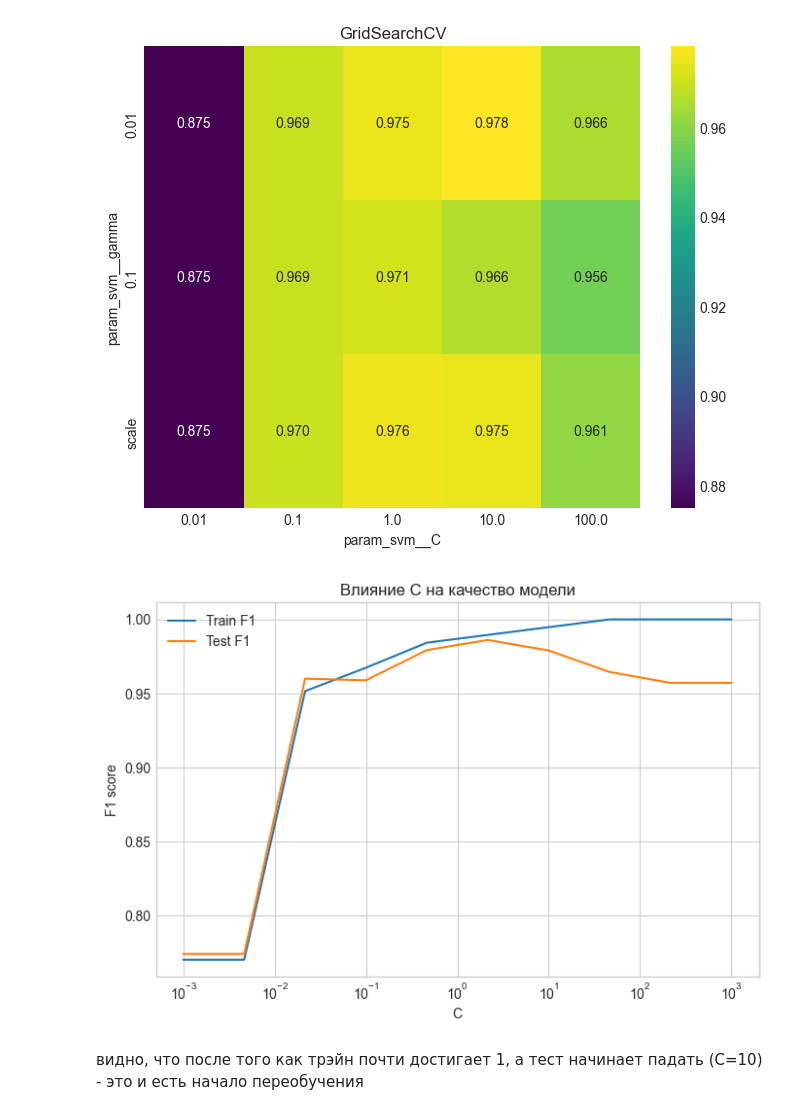
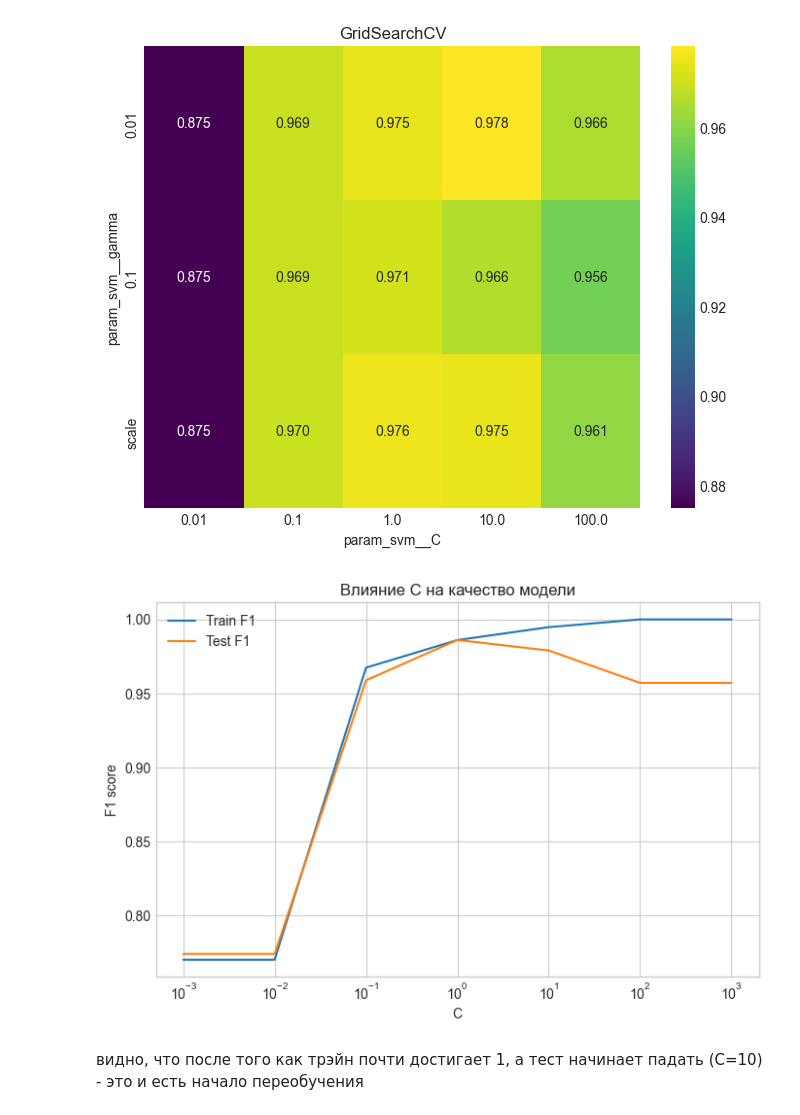
Before and after one commit to SYaroslav0/ml-yara-homework, a Jupyter notebook: hw08/svm_practice_student.ipynb, the cells around one changed output. Saved outputs shown, nothing was run; the diff lists cells and outputs as text; code cells hidden in the pictures.

```diff
--- a/hw08/svm_practice_student.ipynb
+++ b/hw08/svm_practice_student.ipynb
@@ -538,33 +542,33 @@ plt.show()
 # %%
 # ЗАДАНИЕ B
 
-С_values = [0.001, 0.01, 0.1, 0, 10, 100, 1000]
+C_values = [0.001, 0.01, 0.1, 1, 10, 100, 1000]
 train = []
 test = []
 for c in C_values:
     pipe = Pipeline([
         ('scaler', StandardScaler()),
         ('svm', SVC(kernel='rbf', C=c, gamma='scale'))
     ])
 
     pipe.fit(X_train, y_train)
     Y_TRAIN = pipe.predict(X_train)
     Y_TEST = pipe.predict(X_test)
     train.append(f1_score(y_train, Y_TRAIN))
     test.append(f1_score(y_test, Y_TEST))
 
 
 plt.figure(figsize=(8, 5))
 plt.plot(C_values, train, label='Train F1')
 plt.plot(C_values, test,  label='Test F1')
 plt.xscale('log')
 plt.xlabel('C')
 plt.ylabel('F1 score')
 plt.title('Влияние C на качество модели')
 plt.legend()
 plt.grid(True)
 plt.show()
 # %% [output]
-[figure, old version]
+[figure, new version]
 # %% [markdown]
 видно, что после того как трэйн почти достигает 1, а тест начинает падать (С=10) - это и есть начало переобучения
```
Also changed, not shown: parts of 6 cells of this notebook.
